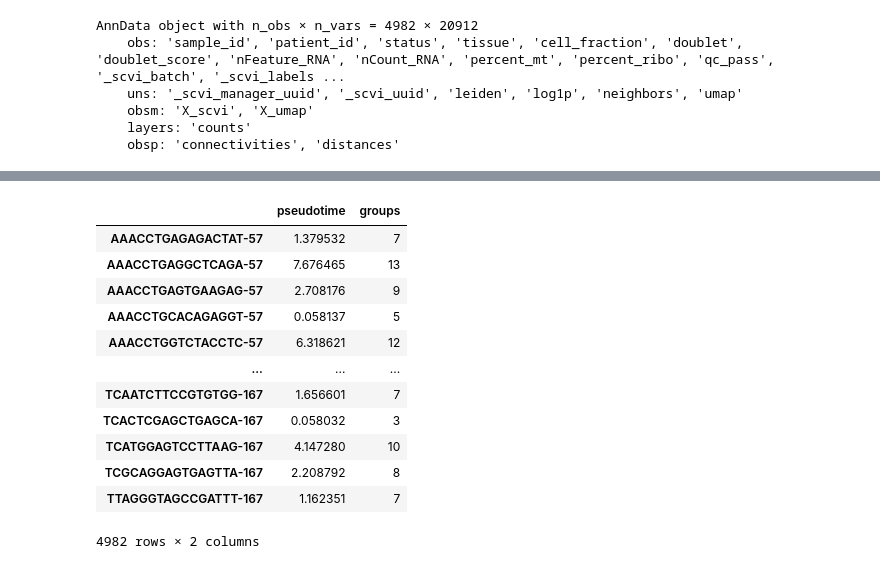
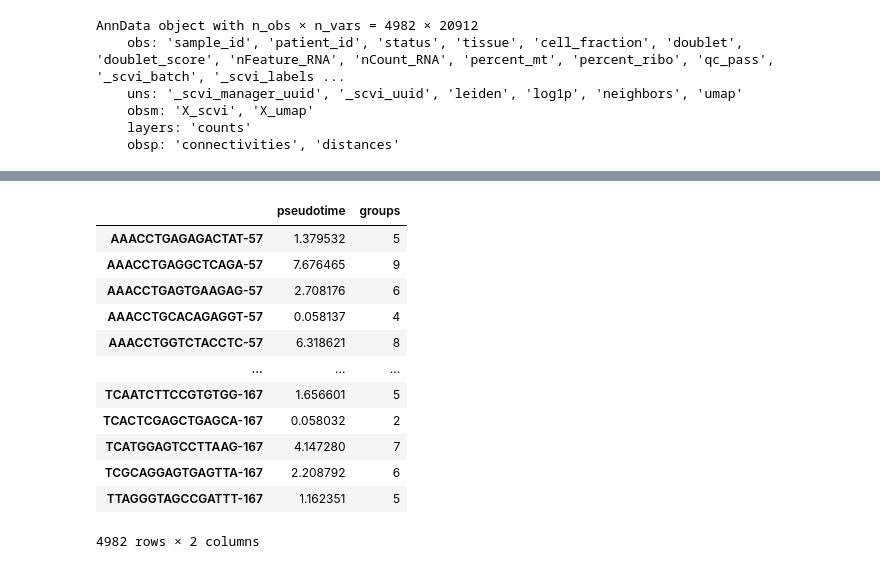
Before and after one commit to menchelab/Neuwirth_Malzl_et_al_2024, a Jupyter notebook: notebooks/evaluate_regulons_over_pseudotime.ipynb, the cells around one changed output, grey strips where cells are left out. Cells and saved outputs as stored; diff of their text form; code cells hidden in the pictures.

```diff
--- a/notebooks/evaluate_regulons_over_pseudotime.ipynb
+++ b/notebooks/evaluate_regulons_over_pseudotime.ipynb
@@ -96,36 +95,39 @@ def scale_data(df):
     )
     return result_df
 # %%
+import numpy as np
+
+
+ngroups = 10
+
 pseudotime = pd.read_csv(
     '../monocle_results/pseudotime.csv',
     index_col = 0
 )
 pseudotime.columns = ['pseudotime']
-
-ngroups = 15
 pseudotime['groups'] = pd.cut(
     pseudotime.pseudotime,
     bins = np.quantile(
         pseudotime.pseudotime,
         np.linspace(0, 1, ngroups + 1)
     ),
     labels = range(1, ngroups + 1)
 )
 
 pseudotime
 # %% [output]
 |  | pseudotime | groups |
-| AAACCTGAGAGACTAT-57 | 1.379532 | 7 |
-| AAACCTGAGGCTCAGA-57 | 7.676465 | 13 |
-| AAACCTGAGTGAAGAG-57 | 2.708176 | 9 |
-| AAACCTGCACAGAGGT-57 | 0.058137 | 5 |
-| AAACCTGGTCTACCTC-57 | 6.318621 | 12 |
+| AAACCTGAGAGACTAT-57 | 1.379532 | 5 |
+| AAACCTGAGGCTCAGA-57 | 7.676465 | 9 |
+| AAACCTGAGTGAAGAG-57 | 2.708176 | 6 |
+| AAACCTGCACAGAGGT-57 | 0.058137 | 4 |
+| AAACCTGGTCTACCTC-57 | 6.318621 | 8 |
 | ... | ... | ... |
-| TCAATCTTCCGTGTGG-167 | 1.656601 | 7 |
-| TCACTCGAGCTGAGCA-167 | 0.058032 | 3 |
-| TCATGGAGTCCTTAAG-167 | 4.147280 | 10 |
-| TCGCAGGAGTGAGTTA-167 | 2.208792 | 8 |
-| TTAGGGTAGCCGATTT-167 | 1.162351 | 7 |
+| TCAATCTTCCGTGTGG-167 | 1.656601 | 5 |
+| TCACTCGAGCTGAGCA-167 | 0.058032 | 2 |
+| TCATGGAGTCCTTAAG-167 | 4.147280 | 7 |
+| TCGCAGGAGTGAGTTA-167 | 2.208792 | 6 |
+| TTAGGGTAGCCGATTT-167 | 1.162351 | 5 |
 4982 rows × 2 columns
 # %%
 import seaborn as sns
```
Also changed, not shown: parts of 2 cells of this notebook.
